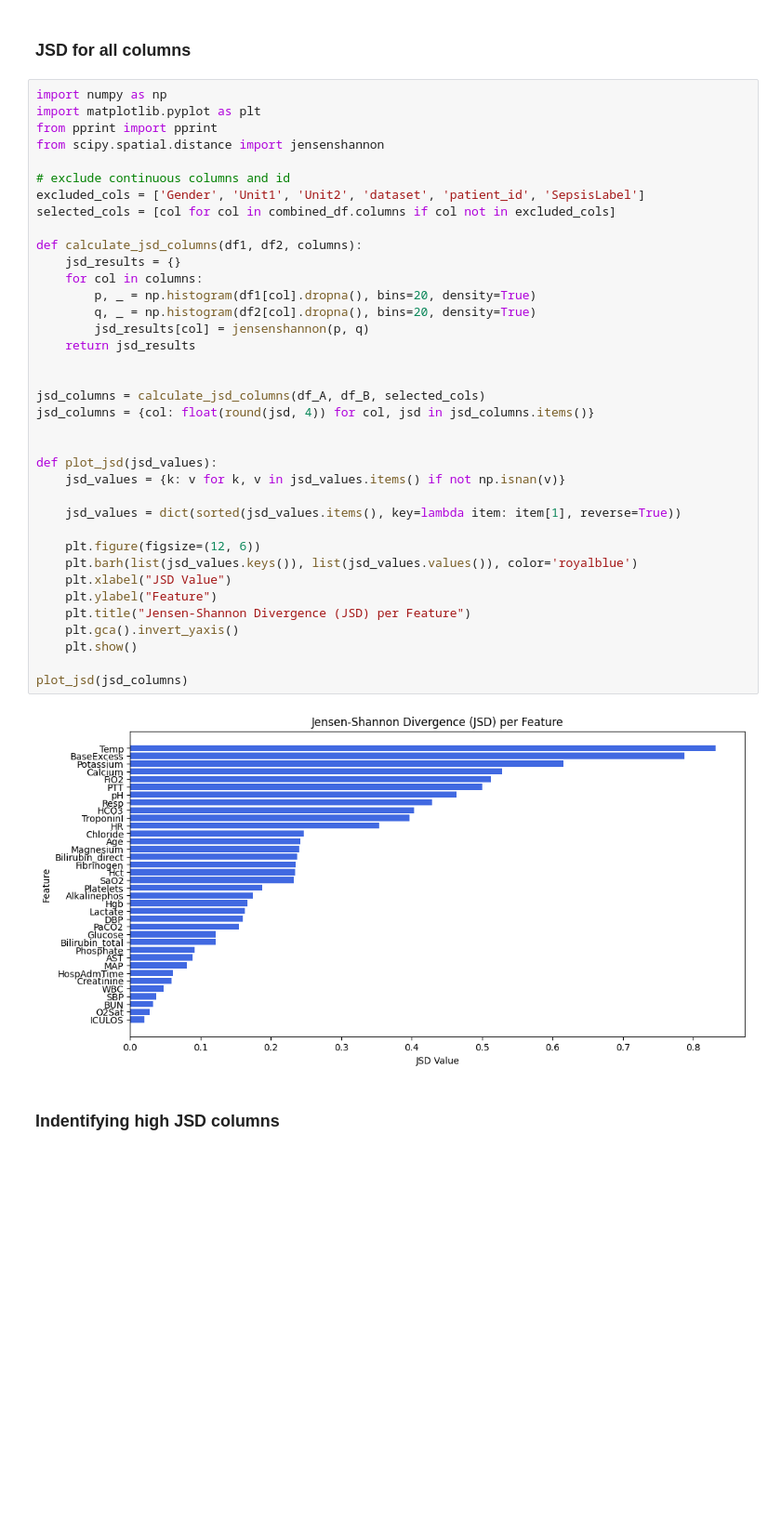
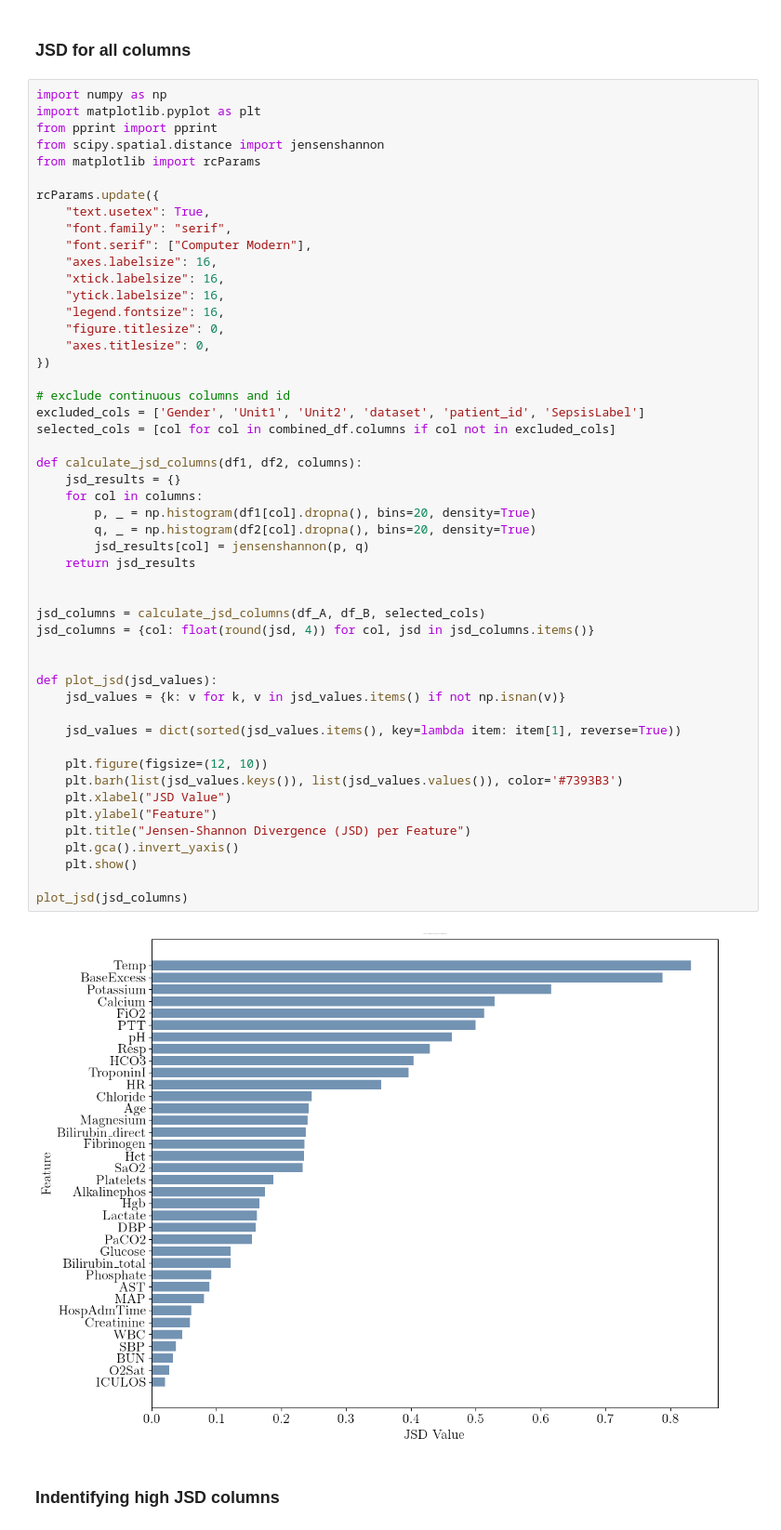
Before and after one commit to damianstone/dl-sepsis-prediction, a Jupyter notebook: data_exploration/JSD.ipynb, the cells around one changed output. Shown at 93% size. Saved outputs shown, nothing was run; the diff lists cells and outputs as text; blank space fills up the shorter version.

Commit message:
ppt jsd image

```diff
--- a/data_exploration/JSD.ipynb
+++ b/data_exploration/JSD.ipynb
@@ -175,40 +177,53 @@ import numpy as np
 import matplotlib.pyplot as plt
 from pprint import pprint
 from scipy.spatial.distance import jensenshannon
+from matplotlib import rcParams
+
+rcParams.update({
+    "text.usetex": True,
+    "font.family": "serif",
+    "font.serif": ["Computer Modern"],
+    "axes.labelsize": 16,
+    "xtick.labelsize": 16,
+    "ytick.labelsize": 16,
+    "legend.fontsize": 16,
+    "figure.titlesize": 0,
+    "axes.titlesize": 0,
+})
 
 # exclude continuous columns and id
 excluded_cols = ['Gender', 'Unit1', 'Unit2', 'dataset', 'patient_id', 'SepsisLabel']
 selected_cols = [col for col in combined_df.columns if col not in excluded_cols]
 
 def calculate_jsd_columns(df1, df2, columns):
     jsd_results = {}
     for col in columns:
         p, _ = np.histogram(df1[col].dropna(), bins=20, density=True)
         q, _ = np.histogram(df2[col].dropna(), bins=20, density=True)
         jsd_results[col] = jensenshannon(p, q)
     return jsd_results
 
 
 jsd_columns = calculate_jsd_columns(df_A, df_B, selected_cols)
 jsd_columns = {col: float(round(jsd, 4)) for col, jsd in jsd_columns.items()}
 
 
 def plot_jsd(jsd_values):
     jsd_values = {k: v for k, v in jsd_values.items() if not np.isnan(v)}
 
     jsd_values = dict(sorted(jsd_values.items(), key=lambda item: item[1], reverse=True))
 
-    plt.figure(figsize=(12, 6))
-    plt.barh(list(jsd_values.keys()), list(jsd_values.values()), color='royalblue')
+    plt.figure(figsize=(12, 10))
+    plt.barh(list(jsd_values.keys()), list(jsd_values.values()), color='#7393B3')
     plt.xlabel("JSD Value")
     plt.ylabel("Feature")
     plt.title("Jensen-Shannon Divergence (JSD) per Feature")
     plt.gca().invert_yaxis()
     plt.show()
 
 plot_jsd(jsd_columns)
 # %% [output]
-[figure, old version]
+[figure, new version]
 # %% [markdown]
 ### Indentifying high JSD columns
 # %%
```
Also changed, not shown: parts of 5 cells of this notebook, 1 other file.
